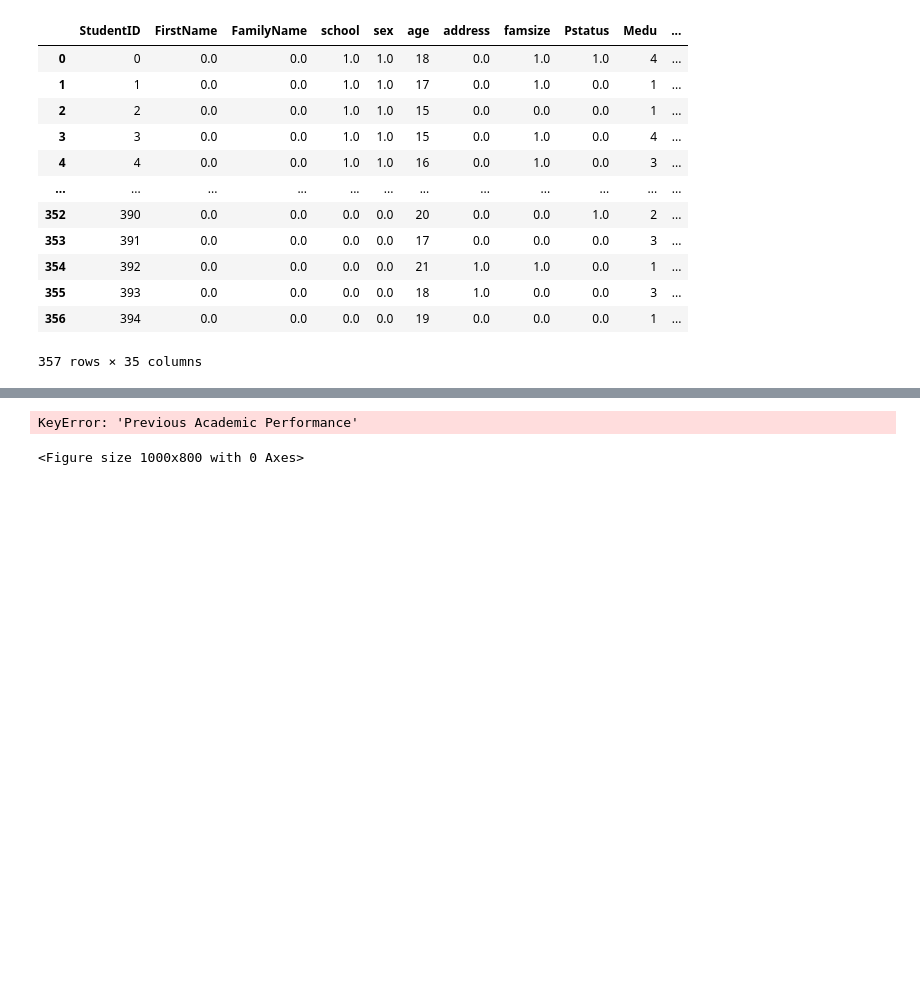
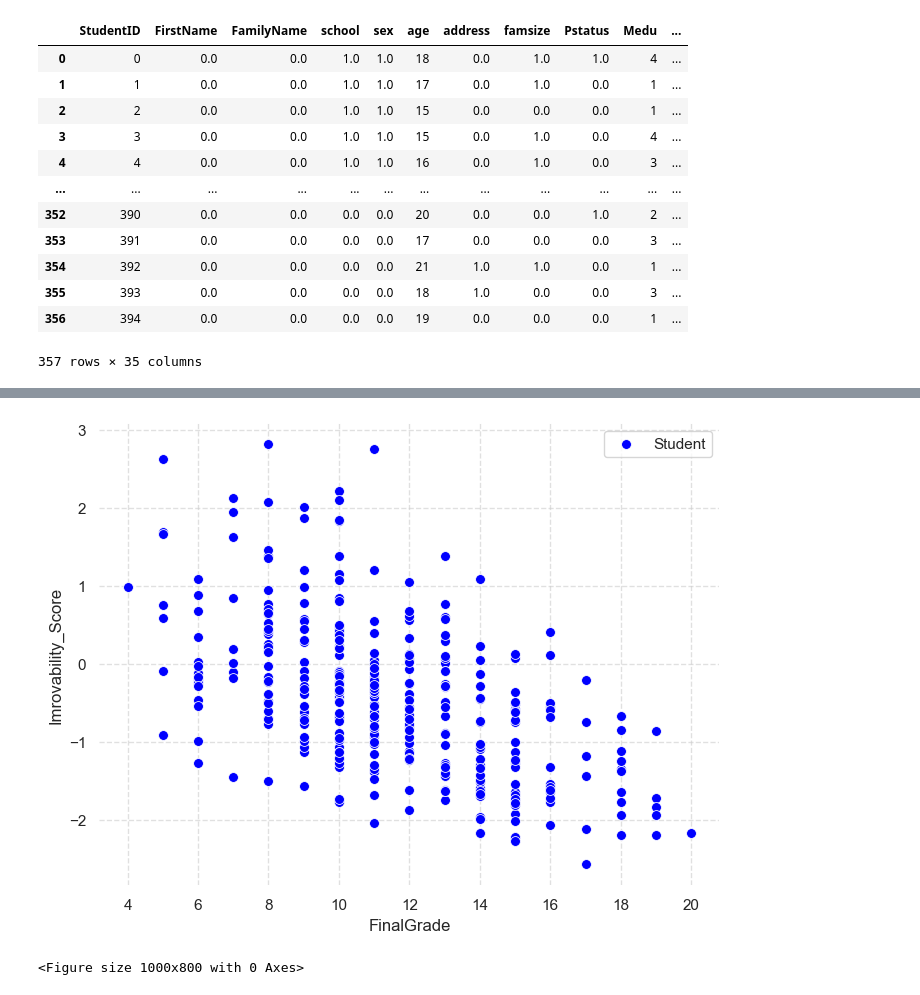
Before and after one commit to hamzaf96/Improvability_Score, a Jupyter notebook: code/notebooks/exploration.ipynb, the cells around one changed output, grey strips where cells are left out. Saved outputs shown, nothing was run; the diff lists cells and outputs as text; code cells hidden in the pictures; blank space fills up the shorter version.

```diff
--- a/code/notebooks/exploration.ipynb
+++ b/code/notebooks/exploration.ipynb
@@ -231,42 +296,10 @@ df
+# %%
+vis_scatter_data(x= df['FinalGrade'], y= df['Imrovability_Score'])
+# %% [output]
+[figure, added]
 # %%
 # Calculate the Improvability Score
 improvability_score = sum(weights[factor] * (score / 100) for factor, score in df.items())
-# %%
-# Define the weights for each factor
-weights = {
-    'absenses': 1,
-    'Walc': 1,
-    'Dalc': 1,
-    'schoolsup': 1,
-    'failures': 1,
-    'studytime': 1,
-    'Medu': 1,
-    'Fedu': 1
-}
-
-# Example scores for a student
-scores = {
-    'Previous Academic Performance': 80,  # Out of 100
-    'Attendance and Engagement': 90,      # Out of 100
-    'Study Habits': 75,                  # Out of 100
-    'Feedback and Self-Assessment': 85,  # Out of 100
-    'Extra-Curricular Activities': 70,   # Out of 100
-    'Motivation and Goals': 95           # Out of 100
-}
-
-# Calculate the Improvability Score
-improvability_score = sum(weights[factor] * (score / 100) for factor, score in scores.items())
-
-# Display the Improvability Score
-print(f"Improvability Score: {improvability_score:.2f}")
-
-
-
-
-
-Regenerate
-# %% [output]
-KeyError: 'Previous Academic Performance'
 # %%
 vis_distribution_data(data= df['absences'])
 # %% [output]
```
Also changed, not shown: parts of 7 cells of this notebook, 2 other files.
